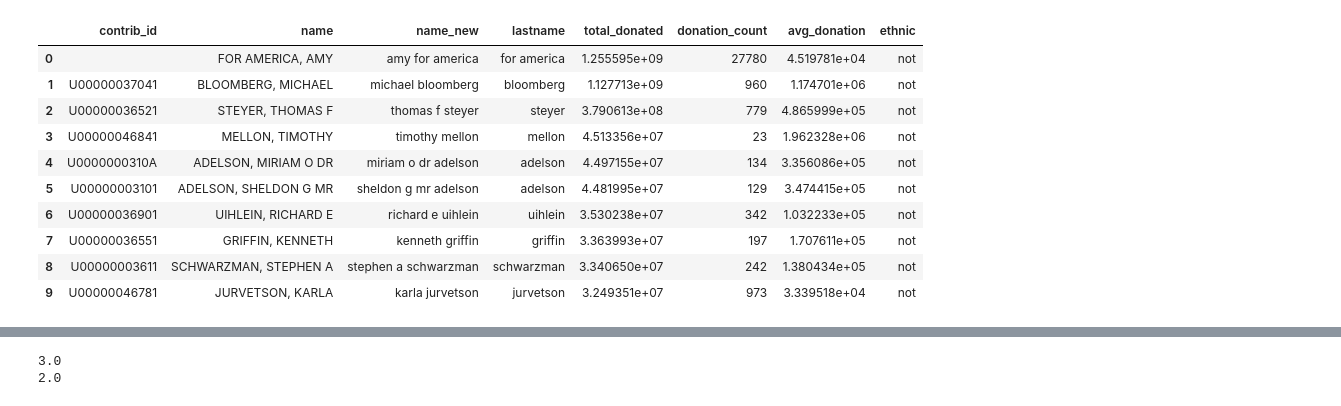
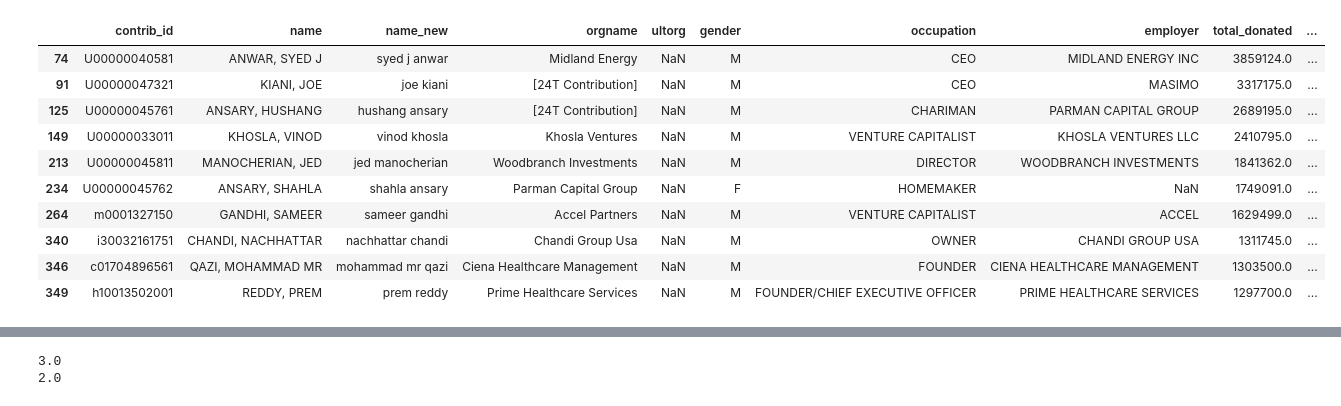
Before and after one commit to kkkarnav/indianamericancontributions, a Jupyter notebook: donors_stats.ipynb, the cells around one changed output, grey strips where cells are left out. Drawn from its saved outputs; the diff is of its cells as text; code cells hidden in the pictures.

```diff
--- a/donors_stats.ipynb
+++ b/donors_stats.ipynb
@@ -34,0 +24,5 @@ donors20.head(10)
+# %%
+donors_csv = "./output/donors20_pred_lastname.csv"
+# %%
+donors = pd.read_csv(donors_csv)
+donors.head(10)
@@ -35,14 +41,14 @@ donors20.head(10)
 # %%
-donors20.sort_values(by="total_donated", ascending=False).head(10)
+donors[donors["ethnic"] == "ind"].sort_values(by="total_donated", ascending=False).head(10)
 # %% [output]
-|  | contrib_id | name | name_new | lastname | total_donated | donation_count | avg_donation | ethnic |
-| 0 |  | FOR AMERICA, AMY | amy for america | for america | 1.255595e+09 | 27780 | 4.519781e+04 | not |
-| 1 | U00000037041 | BLOOMBERG, MICHAEL | michael bloomberg | bloomberg | 1.127713e+09 | 960 | 1.174701e+06 | not |
-| 2 | U00000036521 | STEYER, THOMAS F | thomas f steyer | steyer | 3.790613e+08 | 779 | 4.865999e+05 | not |
-| 3 | U00000046841 | MELLON, TIMOTHY | timothy mellon | mellon | 4.513356e+07 | 23 | 1.962328e+06 | not |
-| 4 | U0000000310A | ADELSON, MIRIAM O DR | miriam o dr adelson | adelson | 4.497155e+07 | 134 | 3.356086e+05 | not |
-| 5 | U00000003101 | ADELSON, SHELDON G MR | sheldon g mr adelson | adelson | 4.481995e+07 | 129 | 3.474415e+05 | not |
-| 6 | U00000036901 | UIHLEIN, RICHARD E | richard e uihlein | uihlein | 3.530238e+07 | 342 | 1.032233e+05 | not |
-| 7 | U00000036551 | GRIFFIN, KENNETH | kenneth griffin | griffin | 3.363993e+07 | 197 | 1.707611e+05 | not |
-| 8 | U00000003611 | SCHWARZMAN, STEPHEN A | stephen a schwarzman | schwarzman | 3.340650e+07 | 242 | 1.380434e+05 | not |
-| 9 | U00000046781 | JURVETSON, KARLA | karla jurvetson | jurvetson | 3.249351e+07 | 973 | 3.339518e+04 | not |
+|  | contrib_id | name | name_new | orgname | ultorg | gender | occupation | employer | total_donated | ... |
+| 74 | U00000040581 | ANWAR, SYED J | syed j anwar | Midland Energy | NaN | M | CEO | MIDLAND ENERGY INC | 3859124.0 | ... |
+| 91 | U00000047321 | KIANI, JOE | joe kiani | [24T Contribution] | NaN | M | CEO | MASIMO | 3317175.0 | ... |
+| 125 | U00000045761 | ANSARY, HUSHANG | hushang ansary | [24T Contribution] | NaN | M | CHARIMAN | PARMAN CAPITAL GROUP | 2689195.0 | ... |
+| 149 | U00000033011 | KHOSLA, VINOD | vinod khosla | Khosla Ventures | NaN | M | VENTURE CAPITALIST | KHOSLA VENTURES LLC | 2410795.0 | ... |
+| 213 | U00000045811 | MANOCHERIAN, JED | jed manocherian | Woodbranch Investments | NaN | M | DIRECTOR | WOODBRANCH INVESTMENTS | 1841362.0 | ... |
+| 234 | U00000045762 | ANSARY, SHAHLA | shahla ansary | Parman Capital Group | NaN | F | HOMEMAKER | NaN | 1749091.0 | ... |
+| 264 | m0001327150 | GANDHI, SAMEER | sameer gandhi | Accel Partners | NaN | M | VENTURE CAPITALIST | ACCEL | 1629499.0 | ... |
+| 340 | i30032161751 | CHANDI, NACHHATTAR | nachhattar chandi | Chandi Group Usa | NaN | M | OWNER | CHANDI GROUP USA | 1311745.0 | ... |
+| 346 | c01704896561 | QAZI, MOHAMMAD MR | mohammad mr qazi | Ciena Healthcare Management | NaN | M | FOUNDER | CIENA HEALTHCARE MANAGEMENT | 1303500.0 | ... |
+| 349 | h10013502001 | REDDY, PREM | prem reddy | Prime Healthcare Services | NaN | M | FOUNDER/CHIEF EXECUTIVE OFFICER | PRIME HEALTHCARE SERVICES | 1297700.0 | ... |
```
Also changed, not shown: parts of 13 cells of this notebook, 3 other files.
